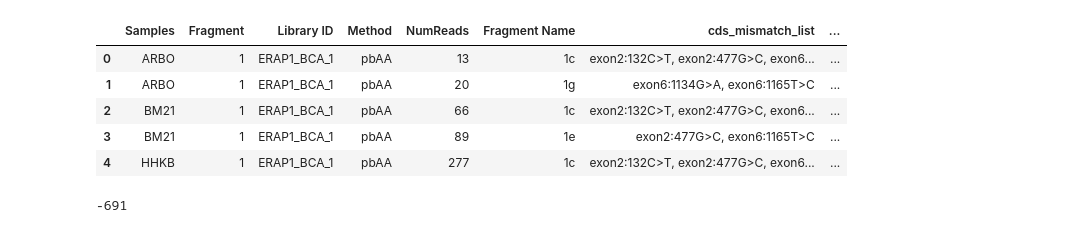
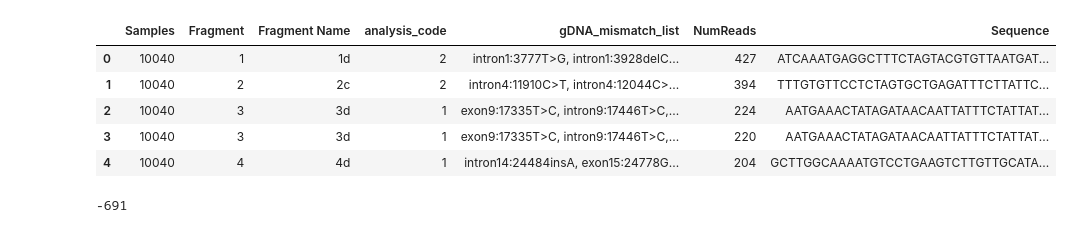
Before and after one commit to richardnatarajanAN/erap_tiler, a Jupyter notebook: tiler.ipynb, the cells around one changed output. Saved outputs shown, nothing was run; the diff lists cells and outputs as text; code cells hidden in the pictures.

```diff
--- a/tiler.ipynb
+++ b/tiler.ipynb
@@ -30,17 +31,17 @@ output_dir = './out_reassemble_3/'
 os.makedirs(output_dir, exist_ok=True)
 # %%
-path = '260709_reassemble_input.xlsx'
+#path = '260709_reassemble_input.xlsx'
+path = 'pd/cohort3/260923_cohort3_input.xlsx'
 
-#df = pd.read_excel(path).replace({np.nan: None})
 df = pd.read_excel(path, sheet_name=0).replace({np.nan: None})
 df.head(5)
 # %% [output]
-|  | Samples | Fragment | Library ID | Method | NumReads | Fragment Name | cds_mismatch_list | ... |
-| 0 | ARBO | 1 | ERAP1_BCA_1 | pbAA | 13 | 1c | exon2:132C>T, exon2:477G>C, exon6... | ... |
-| 1 | ARBO | 1 | ERAP1_BCA_1 | pbAA | 20 | 1g | exon6:1134G>A, exon6:1165T>C | ... |
-| 2 | BM21 | 1 | ERAP1_BCA_1 | pbAA | 66 | 1c | exon2:132C>T, exon2:477G>C, exon6... | ... |
-| 3 | BM21 | 1 | ERAP1_BCA_1 | pbAA | 89 | 1e | exon2:477G>C, exon6:1165T>C | ... |
-| 4 | HHKB | 1 | ERAP1_BCA_1 | pbAA | 277 | 1c | exon2:132C>T, exon2:477G>C, exon6... | ... |
+|  | Samples | Fragment | Fragment Name | analysis_code | gDNA_mismatch_list | NumReads | Sequence |
+| 0 | 10040 | 1 | 1d | 2 | intron1:3777T>G, intron1:3928delC... | 427 | ATCAAATGAGGCTTTCTAGTACGTGTTAATGAT... |
+| 1 | 10040 | 2 | 2c | 2 | intron4:11910C>T, intron4:12044C>... | 394 | TTTGTGTTCCTCTAGTGCTGAGATTTCTTATTC... |
+| 2 | 10040 | 3 | 3d | 1 | exon9:17335T>C, intron9:17446T>C,... | 224 | AATGAAACTATAGATAACAATTATTTCTATTAT... |
+| 3 | 10040 | 3 | 3d | 1 | exon9:17335T>C, intron9:17446T>C,... | 220 | AATGAAACTATAGATAACAATTATTTCTATTAT... |
+| 4 | 10040 | 4 | 4d | 1 | intron14:24484insA, exon15:24778G... | 204 | GCTTGGCAAAATGTCCTGAAGTCTTGTTGCATA... |
 # %%
 #Fill rows
 rows = []
```
Also changed, not shown: parts of 14 cells of this notebook, 7 other files.
